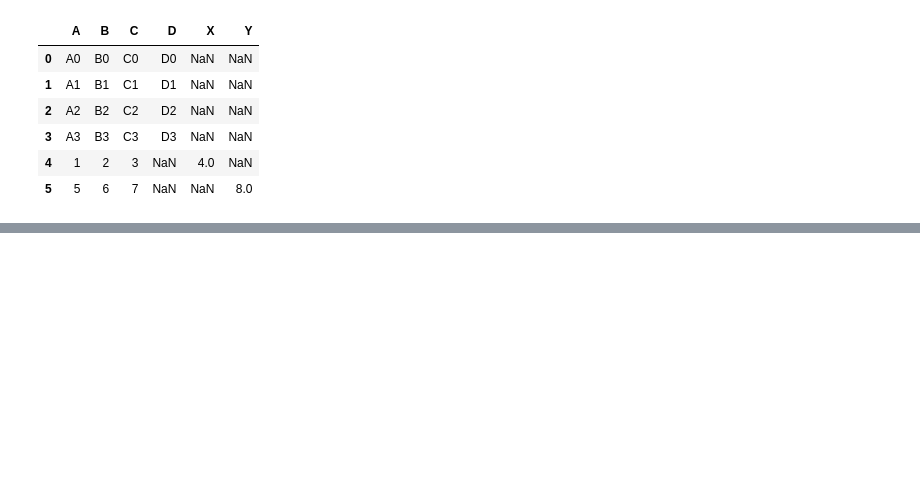
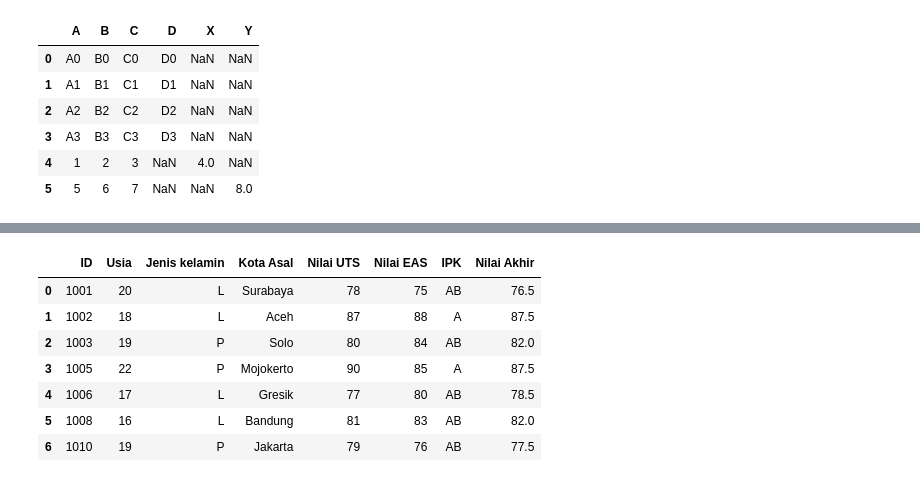
Before and after one commit to rivimonicap/Data-Mining-B, a Jupyter notebook: Latihan/Latihan1/Latihan1.ipynb, the cells around one changed output, grey strips where cells are left out. Drawn from its saved outputs; the diff is of its cells as text; code cells hidden in the pictures; blank space fills up the shorter version.

```diff
--- a/Latihan/Latihan1/Latihan1.ipynb
+++ b/Latihan/Latihan1/Latihan1.ipynb
@@ -372,3 +376,8 @@ result
 | 3 | A3 | B3 | C3 | D3 | NaN | NaN |
 | 4 | 1 | 2 | 3 | NaN | 4.0 | NaN |
 | 5 | 5 | 6 | 7 | NaN | NaN | 8.0 |
+# %%
+# LOAD DATA
+biodata = pd.read_csv ('biodata.csv')
+nilai= pd.read_csv('nilai.csv')
+biodata
@@ -374,0 +416,4 @@ result
+# %%
+# merge data based on ID
+data = pd.merge(biodata, nilai, on='ID')
+data
@@ -374,0 +429,13 @@ result
+# %%
+# unsert new colomn
+data['Nilai Akhir'] =(data['Nilai UTS']+data['Nilai EAS'])/2
+data
+# %% [output]
+|  | ID | Usia | Jenis kelamin | Kota Asal | Nilai UTS | Nilai EAS | IPK | Nilai Akhir |
+| 0 | 1001 | 20 | L | Surabaya | 78 | 75 | AB | 76.5 |
+| 1 | 1002 | 18 | L | Aceh | 87 | 88 | A | 87.5 |
+| 2 | 1003 | 19 | P | Solo | 80 | 84 | AB | 82.0 |
+| 3 | 1005 | 22 | P | Mojokerto | 90 | 85 | A | 87.5 |
+| 4 | 1006 | 17 | L | Gresik | 77 | 80 | AB | 78.5 |
+| 5 | 1008 | 16 | L | Bandung | 81 | 83 | AB | 82.0 |
+| 6 | 1010 | 19 | P | Jakarta | 79 | 76 | AB | 77.5 |
```
Also changed, not shown: parts of 7 cells of this notebook, 2 other files.
